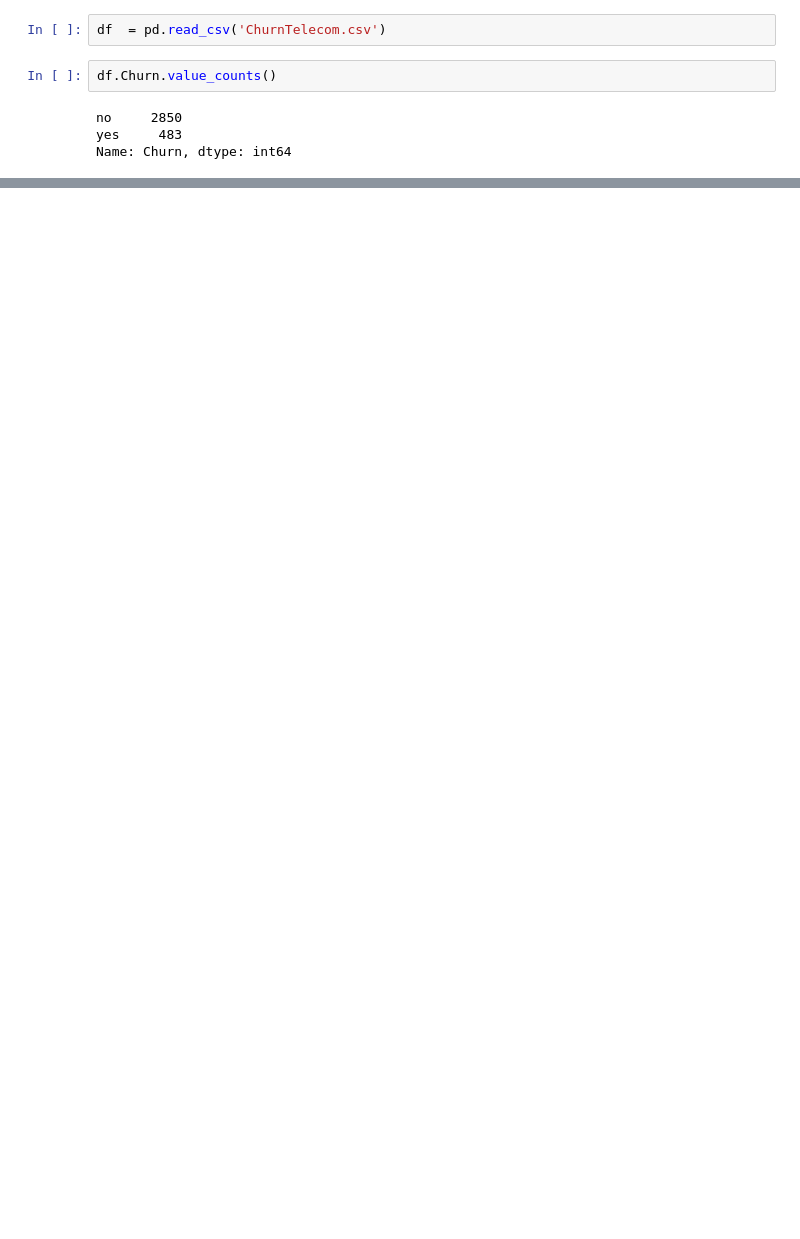
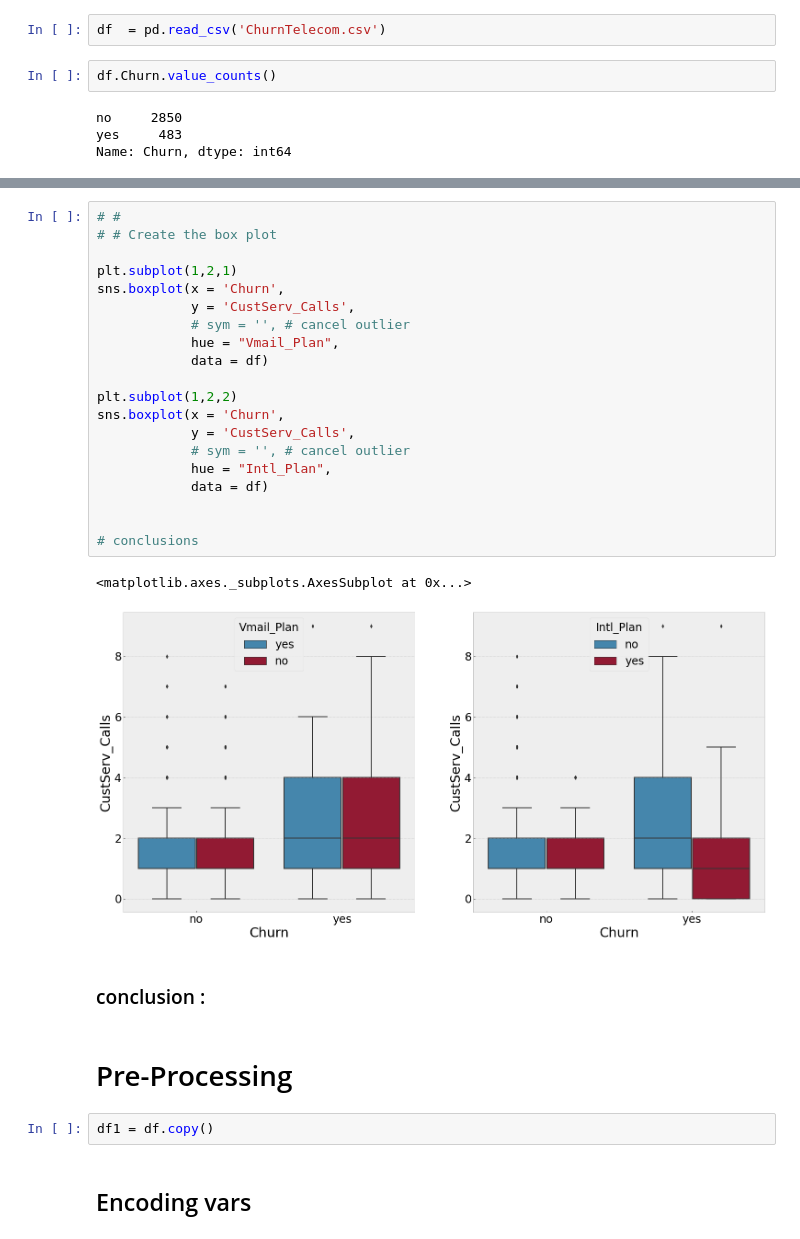
Before and after one commit to franciscofijamo/machine_learng_handson, a Jupyter notebook: ChurnTelecom.ipynb, the cells around one changed output, grey strips where cells are left out. Cells and saved outputs as stored; diff of their text form; blank space fills up the shorter version.

```diff
--- a/ChurnTelecom.ipynb
+++ b/ChurnTelecom.ipynb
@@ -51,0 +85,31 @@ fig.show()
+# %%
+# #
+# # Create the box plot
+
+plt.subplot(1,2,1)
+sns.boxplot(x = 'Churn',
+            y = 'CustServ_Calls',
+            # sym = '', # cancel outlier
+            hue = "Vmail_Plan",
+            data = df)
+
+plt.subplot(1,2,2)
+sns.boxplot(x = 'Churn',
+            y = 'CustServ_Calls',
+            # sym = '', # cancel outlier
+            hue = "Intl_Plan",
+            data = df)
+
+
+# conclusions
+# %% [output]
+<matplotlib.axes._subplots.AxesSubplot at 0x...>
+[figure, added]
+# %% [markdown]
+### conclusion :
+# %% [markdown]
+# Pre-Processing
+# %%
+df1 = df.copy()
+# %% [markdown]
+## Encoding vars
```
Also changed, not shown: parts of 15 cells of this notebook.
